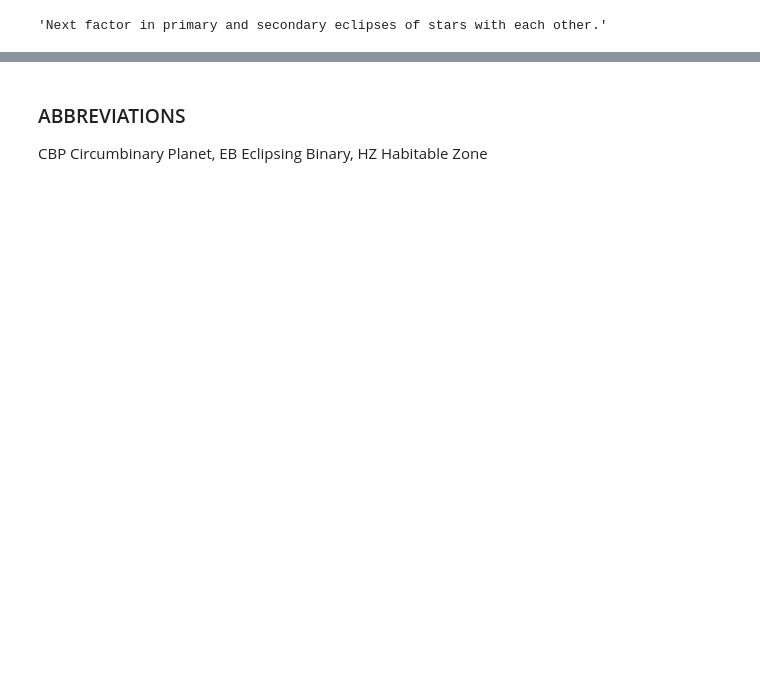
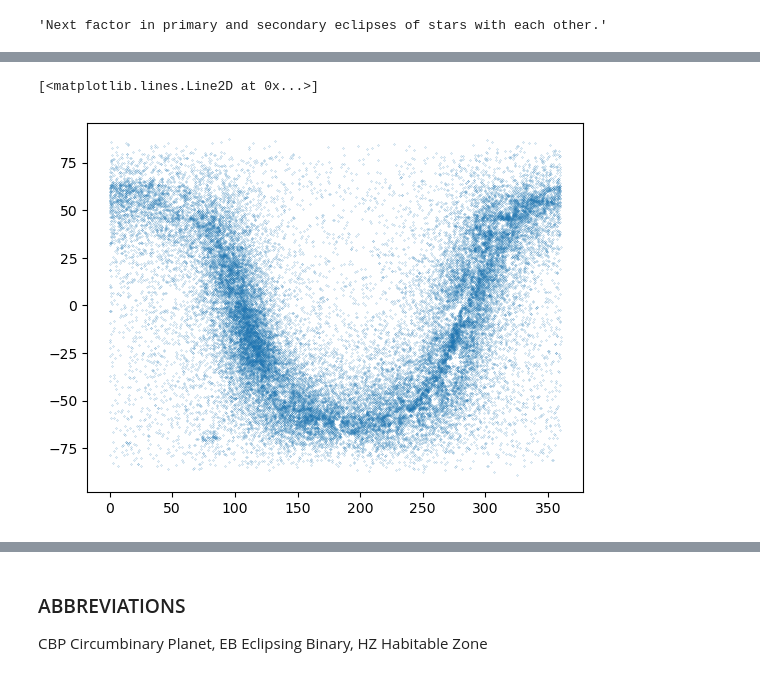
Before and after one commit to spyphyz/msc_sandbox, a Jupyter notebook: ecclipsing_binaries.ipynb, the cells around one changed output, grey strips where cells are left out. Saved outputs shown, nothing was run; the diff lists cells and outputs as text; code cells hidden in the pictures; blank space fills up the shorter version.

```diff
--- a/ecclipsing_binaries.ipynb
+++ b/ecclipsing_binaries.ipynb
@@ -113,0 +102,5 @@ PHOEBE2 - https://colab.research.google.com/github/phoebe-project/phoebe2-docs/b
+# %%
+# from https://asas-sn.osu.edu/binaries
+import pandas as pd
+ebAsassn = pd.read_csv('/Users/spydoc/Dropbox/JupyterNotebooks/msc_space_ou/msc_sandbox/ebAsassn.csv')
+ebAsassn
@@ -113,0 +121,5 @@ PHOEBE2 - https://colab.research.google.com/github/phoebe-project/phoebe2-docs/b
+# %%
+plt.plot(ebAsassn['raj2000'], ebAsassn['dej2000'], marker='.', ms=0.3, linestyle='None')
+# %% [output]
+[<matplotlib.lines.Line2D at 0x...>]
+[figure, added]
```
Also changed, not shown: parts of 11 cells of this notebook, 4 other files.
